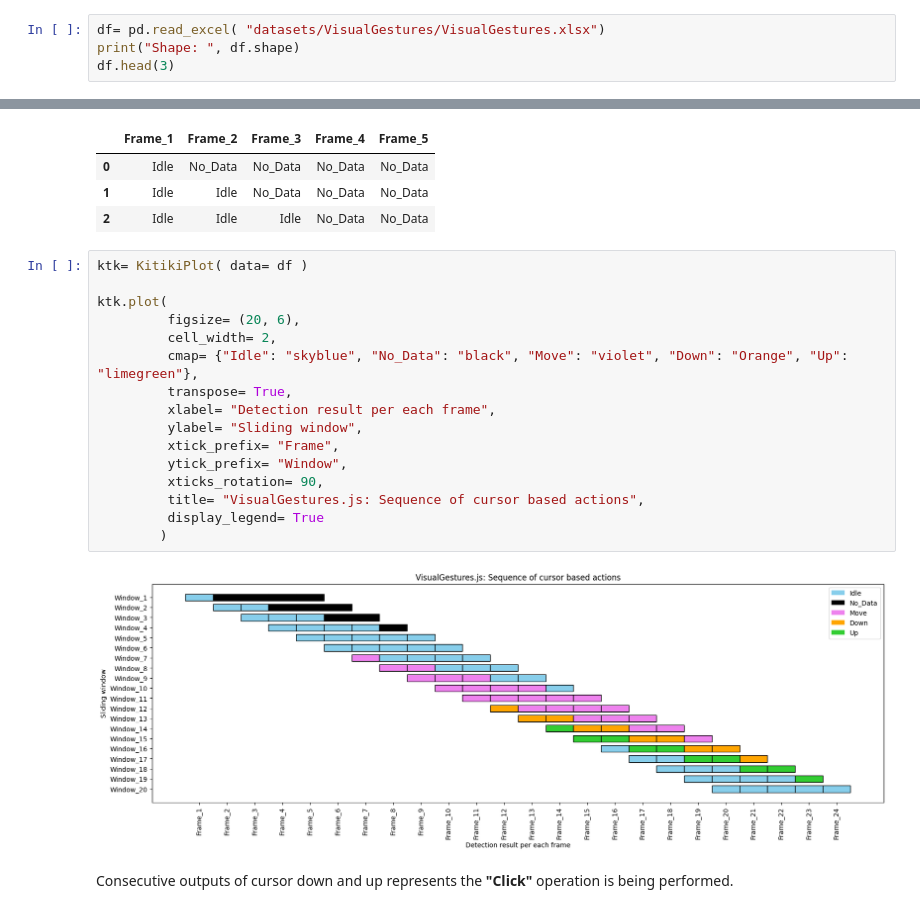
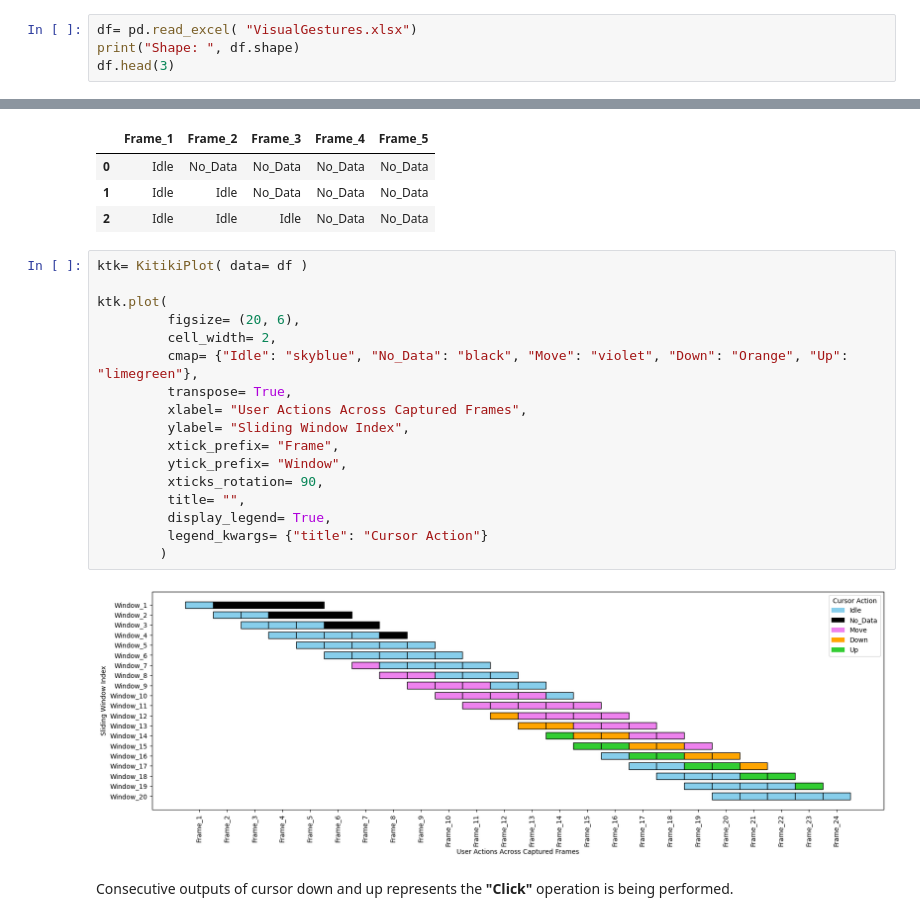
Before and after one commit to BodduSriPavan-111/kitikiplot, a Jupyter notebook: examples/VisualGesturesJS.ipynb, the cells around one changed output, grey strips where cells are left out. Cells and saved outputs as stored; diff of their text form.

```diff
--- a/examples/VisualGesturesJS.ipynb
+++ b/examples/VisualGesturesJS.ipynb
@@ -16,7 +16,7 @@ import pandas as pd
 
 # os.chdir("..")
 # %%
-df= pd.read_excel( "datasets/VisualGestures/VisualGestures.xlsx")
+df= pd.read_excel( "VisualGestures.xlsx")
 print("Shape: ", df.shape)
 df.head(3)
 # %% [output]
@@ -28,21 +28,22 @@ Shape:  (20, 5)
 # %%
 ktk= KitikiPlot( data= df )
 
 ktk.plot(
          figsize= (20, 6),
          cell_width= 2,
          cmap= {"Idle": "skyblue", "No_Data": "black", "Move": "violet", "Down": "Orange", "Up": "limegreen"},
          transpose= True,
-         xlabel= "Detection result per each frame",
-         ylabel= "Sliding window",
+         xlabel= "User Actions Across Captured Frames",
+         ylabel= "Sliding Window Index",
          xtick_prefix= "Frame",
          ytick_prefix= "Window",
          xticks_rotation= 90,
-         title= "VisualGestures.js: Sequence of cursor based actions",
-         display_legend= True
+         title= "",
+         display_legend= True,
+         legend_kwargs= {"title": "Cursor Action"}
         )
 # %% [output]
-[figure, old version]
+[figure, new version]
 # %% [markdown]
 Consecutive outputs of cursor down and up represents the <b>"Click"</b> operation is being performed.
 # %%
```
Also changed, not shown: parts of 1 cell of this notebook, 6 other files.
